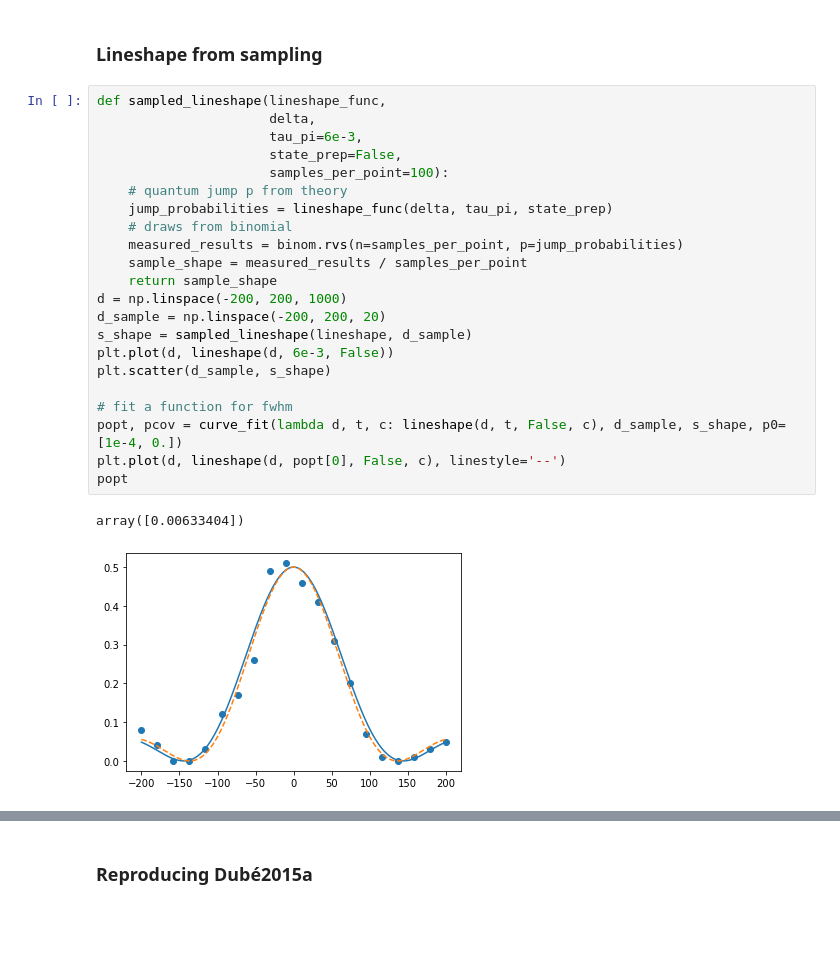
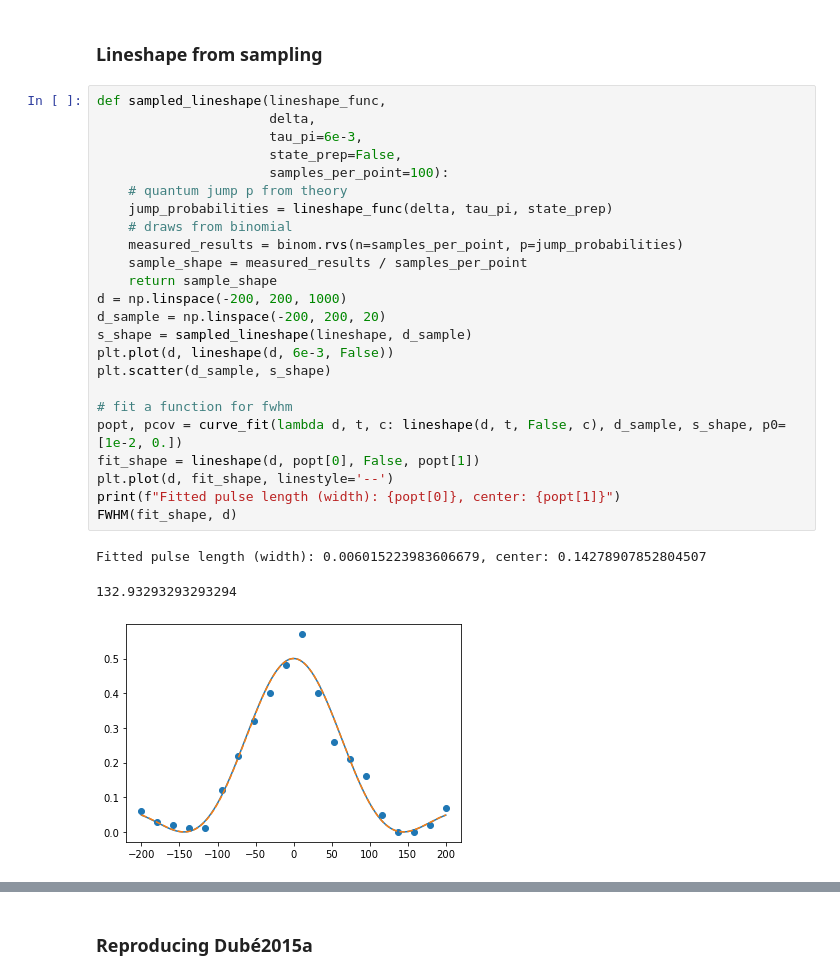
Before and after one commit to speug/srservosim, a Jupyter notebook: notebooks/servosimtests.ipynb, the cells around one changed output, grey strips where cells are left out. Saved outputs shown, nothing was run; the diff lists cells and outputs as text; blank space fills up the shorter version.

```diff
--- a/notebooks/servosimtests.ipynb
+++ b/notebooks/servosimtests.ipynb
@@ -165,25 +165,28 @@ fig.tight_layout()
 # %%
 def sampled_lineshape(lineshape_func,
                       delta,
                       tau_pi=6e-3,
                       state_prep=False,
                       samples_per_point=100):
     # quantum jump p from theory
     jump_probabilities = lineshape_func(delta, tau_pi, state_prep)
     # draws from binomial
     measured_results = binom.rvs(n=samples_per_point, p=jump_probabilities)
     sample_shape = measured_results / samples_per_point
     return sample_shape
 d = np.linspace(-200, 200, 1000)
 d_sample = np.linspace(-200, 200, 20)
 s_shape = sampled_lineshape(lineshape, d_sample)
 plt.plot(d, lineshape(d, 6e-3, False))
 plt.scatter(d_sample, s_shape)
 
 # fit a function for fwhm
-popt, pcov = curve_fit(lambda d, t, c: lineshape(d, t, False, c), d_sample, s_shape, p0=[1e-4, 0.])
-plt.plot(d, lineshape(d, popt[0], False, c), linestyle='--')
-popt
+popt, pcov = curve_fit(lambda d, t, c: lineshape(d, t, False, c), d_sample, s_shape, p0=[1e-2, 0.])
+fit_shape = lineshape(d, popt[0], False, popt[1])
+plt.plot(d, fit_shape, linestyle='--')
+print(f"Fitted pulse length (width): {popt[0]}, center: {popt[1]}")
+FWHM(fit_shape, d)
 # %% [output]
-array([0.00633404])
+Fitted pulse length (width): 0.006015223983606679, center: 0.14278907852804507
+132.93293293293294
-[figure, old version]
+[figure, new version]
```
Also changed, not shown: parts of 2 cells of this notebook, 2 other files.
